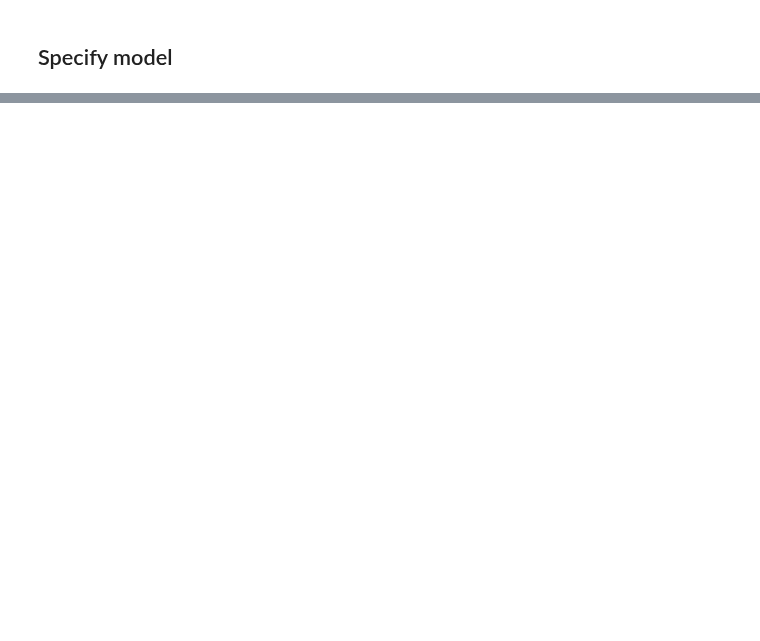
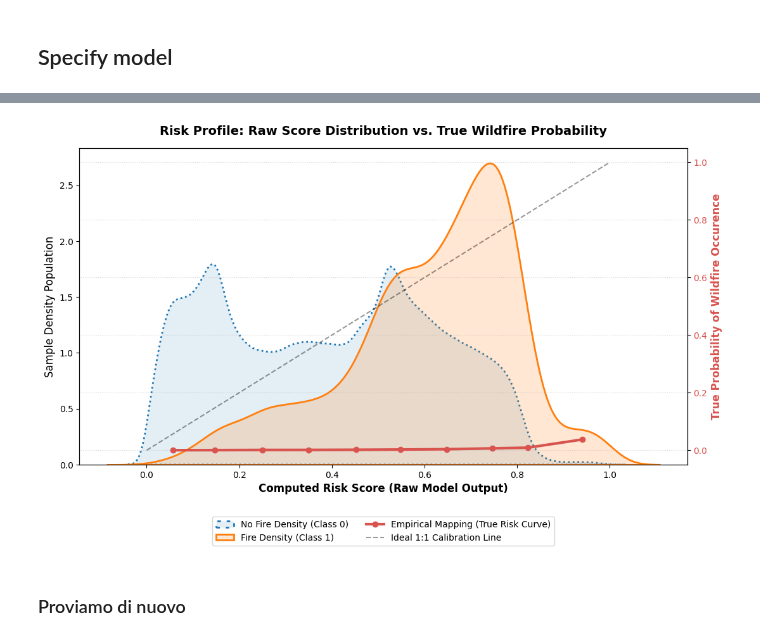
Before and after one commit to leogrigo/WEDS, a Jupyter notebook: LOGS/RiskEvaluation/code/WEDS_Risk_Score.ipynb, the cells around one changed output, grey strips where cells are left out. Cells and saved outputs as stored; diff of their text form; code cells hidden in the pictures; blank space fills up the shorter version.

```diff
--- a/LOGS/RiskEvaluation/code/WEDS_Risk_Score.ipynb
+++ b/LOGS/RiskEvaluation/code/WEDS_Risk_Score.ipynb
@@ -1021,0 +1321,14 @@ Captures:
+# %%
+import numpy as np
+from sklearn.calibration import calibration_curve
+from sklearn.isotonic import IsotonicRegression
+
+y_scores_raw = model.predict(X_val_scaled, batch_size=8192).flatten()
+
+calibrator = IsotonicRegression(out_of_bounds='clip')
+calibrator.fit(y_scores_raw, y_val)
+
+y_scores_calibrated = calibrator.transform(y_scores_raw)
+
+prob_true_raw, prob_pred_raw = calibration_curve(y_val, y_scores_raw, n_bins=10)
+prob_true_cal, prob_pred_cal = calibration_curve(y_val, y_scores_calibrated, n_bins=10)
@@ -1021,0 +1337,31 @@ Captures:
+# %%
+import matplotlib.pyplot as plt
+import seaborn as sns
+
+fig, ax1 = plt.subplots(figsize=(11, 7))
+
+sns.kdeplot(data=y_scores_raw[y_val == 0], ax=ax1, color='#1f77b4', fill=True, alpha=0.12, linewidth=2, linestyle=':', label='No Fire Density (Class 0)')
+sns.kdeplot(data=y_scores_raw[y_val == 1], ax=ax1, color='#ff7f0e', fill=True, alpha=0.18, linewidth=2, label='Fire Density (Class 1)')
+
+ax1.set_xlabel('Computed Risk Score (Raw Model Output)', fontsize=12, fontweight='bold')
+ax1.set_ylabel('Sample Density Population', color='black', fontsize=12)
+ax1.tick_params(axis='y', labelcolor='black')
+
+ax2 = ax1.twinx()
+ax2.plot(prob_pred_raw, prob_true_raw, 'o-', color='#d9534f', linewidth=3, label='Empirical Mapping (True Risk Curve)')
+ax2.plot([0, 1], [0, 1], 'k--', alpha=0.4, label='Ideal 1:1 Calibration Line')
+
+ax2.set_ylabel('True Probability of Wildfire Occurence', color='#d9534f', fontsize=12, fontweight='bold')
+ax2.tick_params(axis='y', labelcolor='#d9534f')
+ax2.set_ylim(-0.05, 1.05)
+
+lines_1, labels_1 = ax1.get_legend_handles_labels()
+lines_2, labels_2 = ax2.get_legend_handles_labels()
+ax1.legend(lines_1 + lines_2, labels_1 + labels_2, loc='upper center', bbox_to_anchor=(0.5, -0.15), ncol=2)
+
+plt.title('Risk Profile: Raw Score Distribution vs. True Wildfire Probability', fontsize=14, fontweight='bold', pad=15)
+plt.grid(True, linestyle=':', alpha=0.5)
+plt.tight_layout()
+plt.show()
+# %% [output]
+[figure, added]
@@ -1021,0 +1374,2 @@ Captures:
+# %% [markdown]
+### Proviamo di nuovo
```
Also changed, not shown: parts of 43 cells of this notebook, 5 other files.
